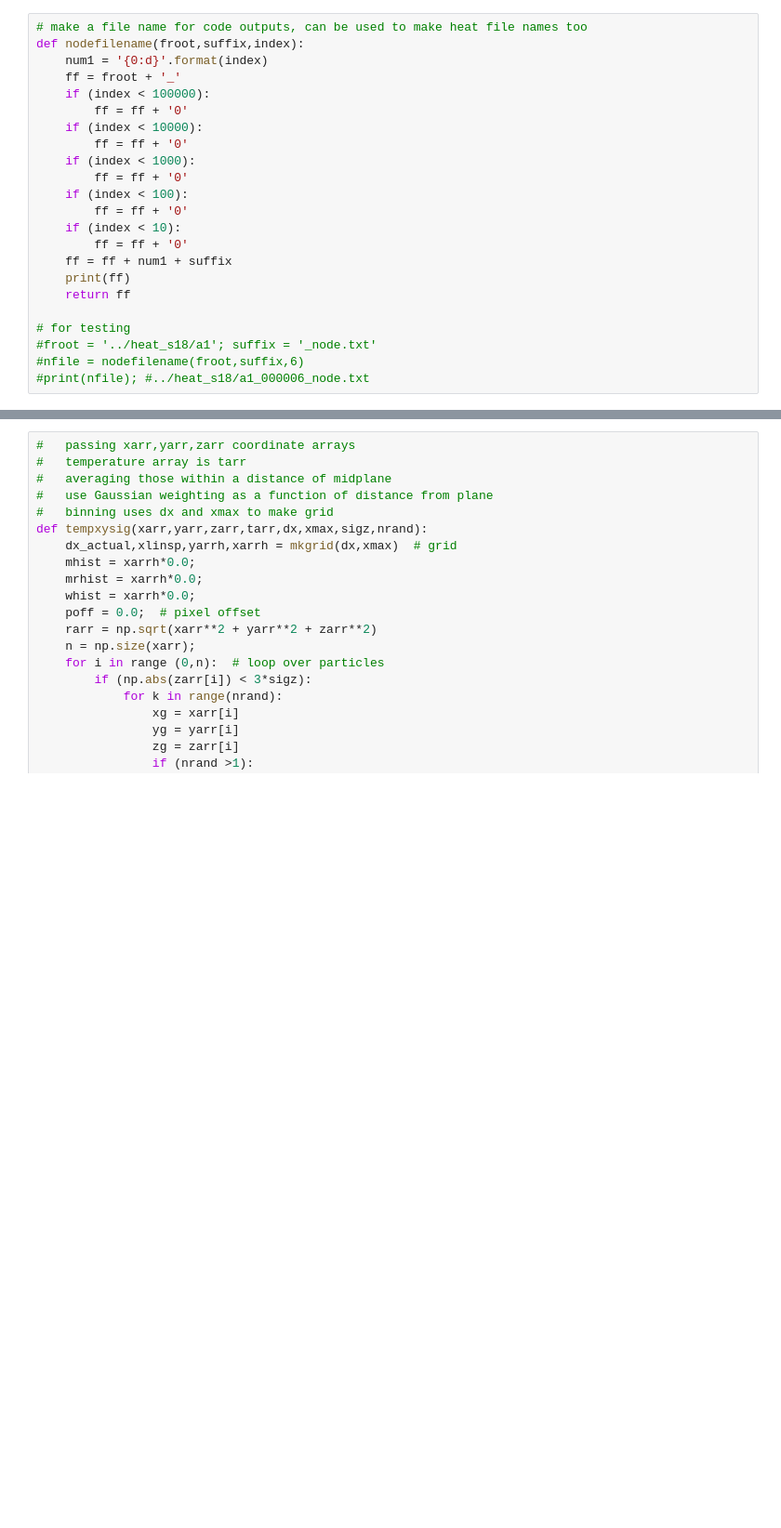
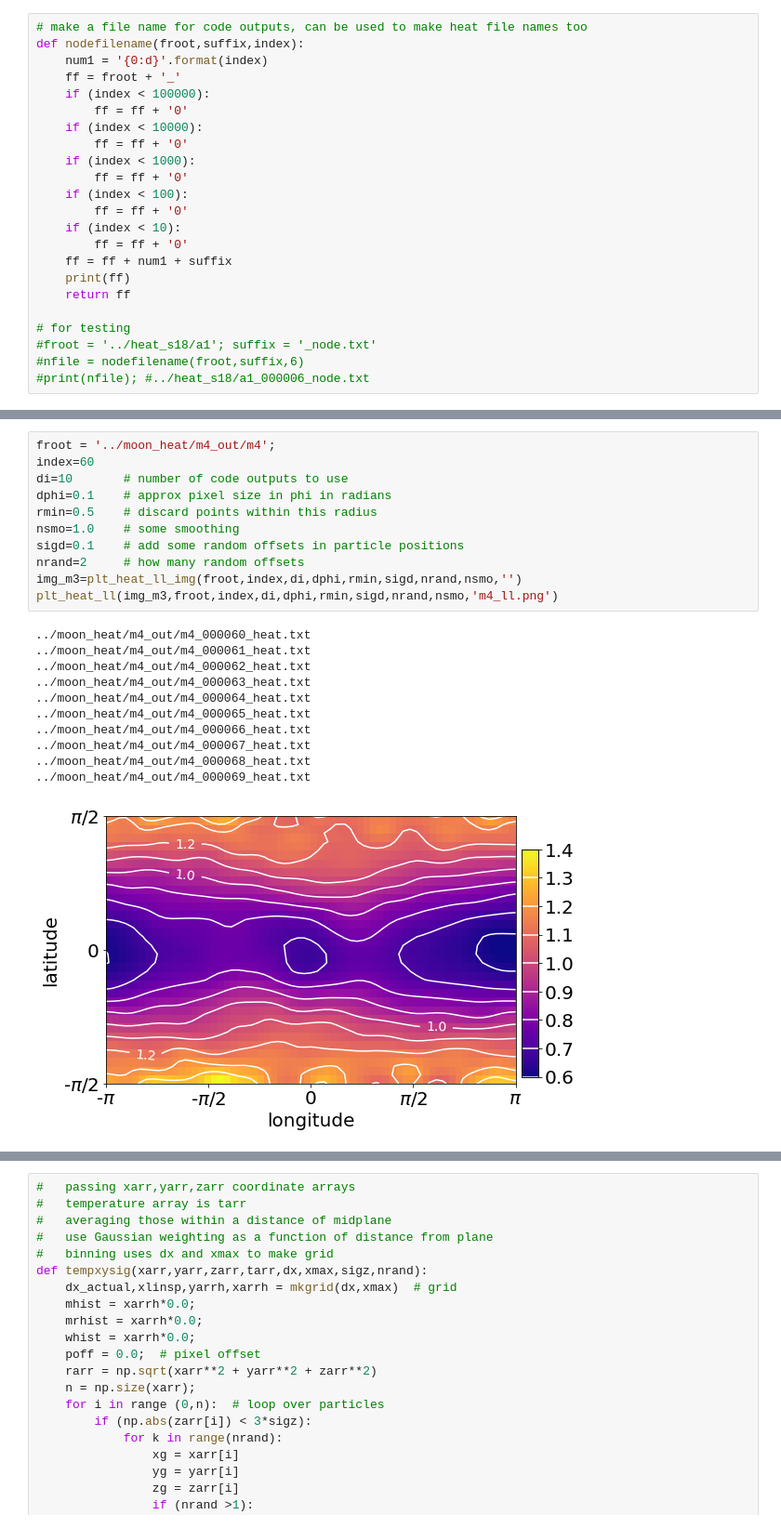
Before and after one commit to aquillen/moon_heat, a Jupyter notebook: myexamples/moon_pylab/moon_heat1.ipynb, the cells around one changed output, grey strips where cells are left out. Shown at 93% size. Drawn from its saved outputs; the diff is of its cells as text; blank space fills up the shorter version.

```diff
--- a/myexamples/moon_pylab/moon_heat1.ipynb
+++ b/myexamples/moon_pylab/moon_heat1.ipynb
@@ -51,0 +367,23 @@ def mkgrid(dx,xmax):
+# %%
+froot = '../moon_heat/m4_out/m4';
+index=60
+di=10       # number of code outputs to use
+dphi=0.1    # approx pixel size in phi in radians
+rmin=0.5    # discard points within this radius
+nsmo=1.0    # some smoothing
+sigd=0.1    # add some random offsets in particle positions
+nrand=2     # how many random offsets
+img_m3=plt_heat_ll_img(froot,index,di,dphi,rmin,sigd,nrand,nsmo,'')
+plt_heat_ll(img_m3,froot,index,di,dphi,rmin,sigd,nrand,nsmo,'m4_ll.png')
+# %% [output]
+../moon_heat/m4_out/m4_000060_heat.txt
+../moon_heat/m4_out/m4_000061_heat.txt
+../moon_heat/m4_out/m4_000062_heat.txt
+../moon_heat/m4_out/m4_000063_heat.txt
+../moon_heat/m4_out/m4_000064_heat.txt
+../moon_heat/m4_out/m4_000065_heat.txt
+../moon_heat/m4_out/m4_000066_heat.txt
+../moon_heat/m4_out/m4_000067_heat.txt
+../moon_heat/m4_out/m4_000068_heat.txt
+../moon_heat/m4_out/m4_000069_heat.txt
+[figure, added]
```
Also changed, not shown: parts of 17 cells of this notebook, 27 other files.
